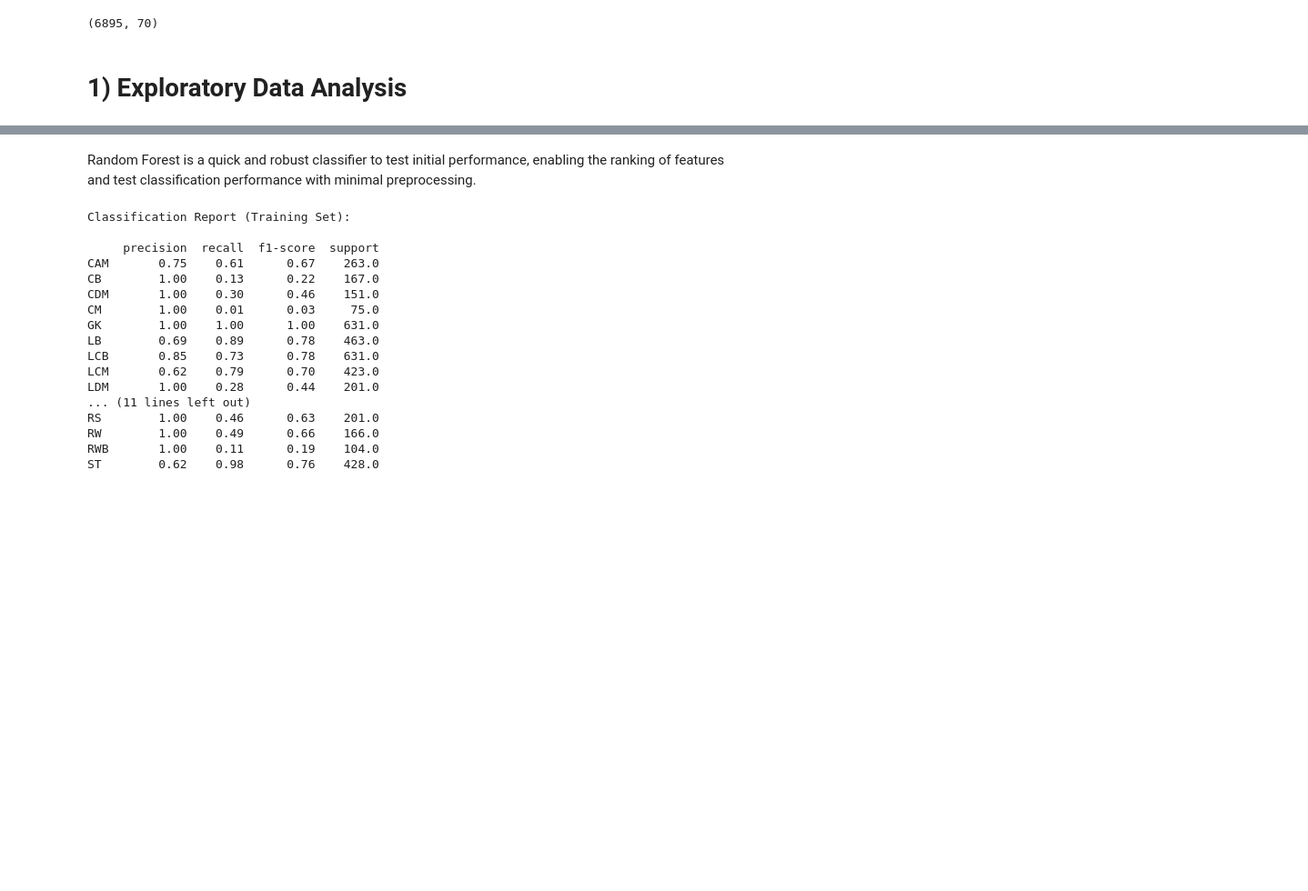
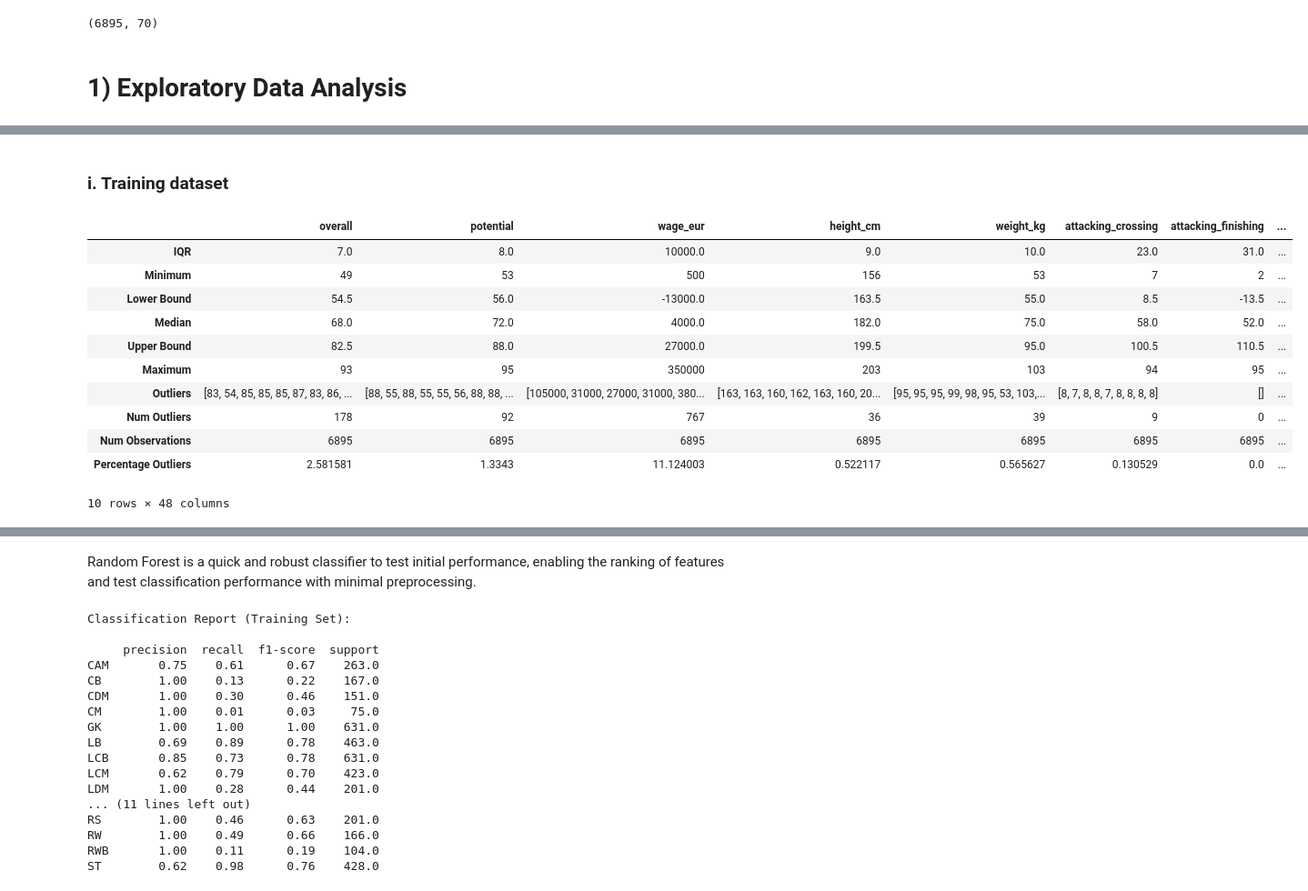
Before and after one commit to simonvellin/football_position_prediction, a Jupyter notebook: FINAL.ipynb, the cells around one changed output, grey strips where cells are left out. Shown at 91% size. Cells and saved outputs as stored; diff of their text form; code cells hidden in the pictures; blank space fills up the shorter version.

```diff
--- a/FINAL.ipynb
+++ b/FINAL.ipynb
@@ -52,0 +182,32 @@ Conduct an in-depth analysis of the most influential features, unveiling correla
+# %%
+# List of numerical features (48 in total), that will be used for checking outliers below
+numerical_features = [
+    'overall', 'potential', 'wage_eur', 'height_cm', 'weight_kg',
+    'attacking_crossing', 'attacking_finishing', 'attacking_heading_accuracy', 'attacking_short_passing', 'attacking_volleys',
+    'skill_dribbling', 'skill_curve', 'skill_fk_accuracy', 'skill_long_passing', 'skill_ball_control',
+    'movement_acceleration', 'movement_sprint_speed', 'movement_agility', 'movement_reactions', 'movement_balance',
+    'power_shot_power', 'power_jumping', 'power_stamina', 'power_strength', 'power_long_shots',
+    'mentality_aggression', 'mentality_interceptions', 'mentality_positioning', 'mentality_vision', 'mentality_penalties', 'mentality_composure',
+    'defending_marking_awareness', 'defending_standing_tackle', 'defending_sliding_tackle',
+    'goalkeeping_diving', 'goalkeeping_handling', 'goalkeeping_kicking', 'goalkeeping_positioning', 'goalkeeping_reflexes',
+    'goalkeeping_speed', 'value_eur', 'release_clause_eur', 'pace', 'shooting', 'passing', 'dribbling', 'defending',
+    'physic'
+]
+# %% [markdown]
+### i. Training dataset
+# %%
+outliers_train = check_outliers(df_train[numerical_features])
+outliers_train
+# %% [output]
+|  | overall | potential | wage_eur | height_cm | weight_kg | attacking_crossing | attacking_finishing | ... |
+| IQR | 7.0 | 8.0 | 10000.0 | 9.0 | 10.0 | 23.0 | 31.0 | ... |
+| Minimum | 49 | 53 | 500 | 156 | 53 | 7 | 2 | ... |
+| Lower Bound | 54.5 | 56.0 | -13000.0 | 163.5 | 55.0 | 8.5 | -13.5 | ... |
+| Median | 68.0 | 72.0 | 4000.0 | 182.0 | 75.0 | 58.0 | 52.0 | ... |
+| Upper Bound | 82.5 | 88.0 | 27000.0 | 199.5 | 95.0 | 100.5 | 110.5 | ... |
+| Maximum | 93 | 95 | 350000 | 203 | 103 | 94 | 95 | ... |
+| Outliers | [83, 54, 85, 85, 85, 87, 83, 86, ... | [88, 55, 88, 55, 55, 56, 88, 88, ... | [105000, 31000, 27000, 31000, 380... | [163, 163, 160, 162, 163, 160, 20... | [95, 95, 95, 99, 98, 95, 53, 103,... | [8, 7, 8, 8, 7, 8, 8, 8, 8] | [] | ... |
+| Num Outliers | 178 | 92 | 767 | 36 | 39 | 9 | 0 | ... |
+| Num Observations | 6895 | 6895 | 6895 | 6895 | 6895 | 6895 | 6895 | ... |
+| Percentage Outliers | 2.581581 | 1.3343 | 11.124003 | 0.522117 | 0.565627 | 0.130529 | 0.0 | ... |
+10 rows × 48 columns
```
Also changed, not shown: parts of 14 cells of this notebook.
